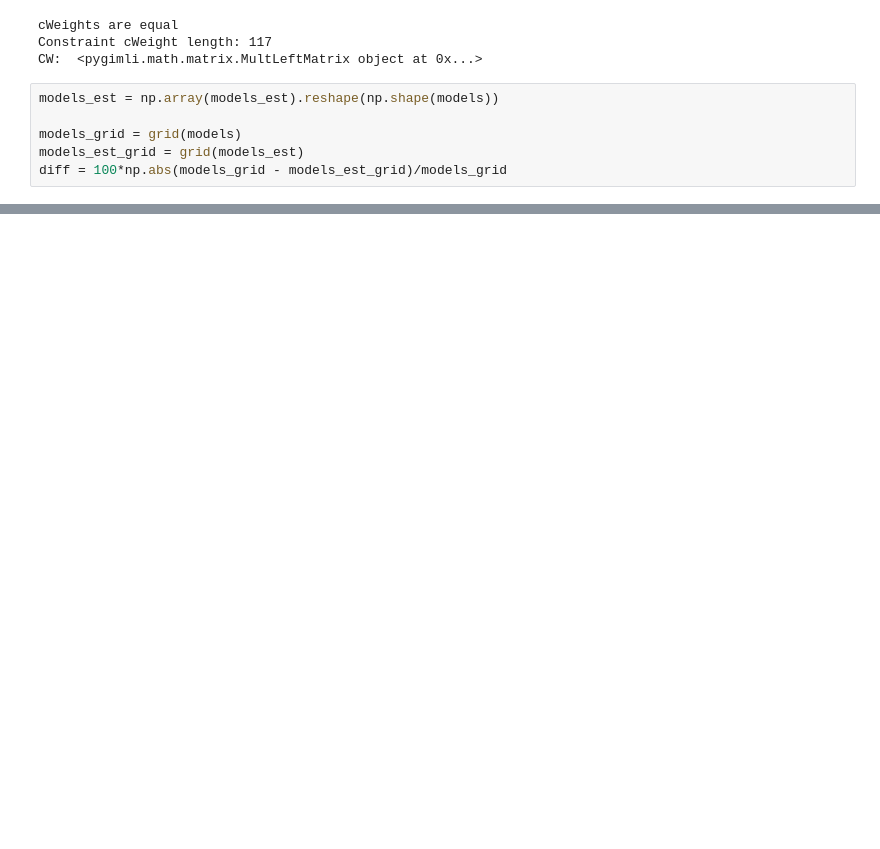
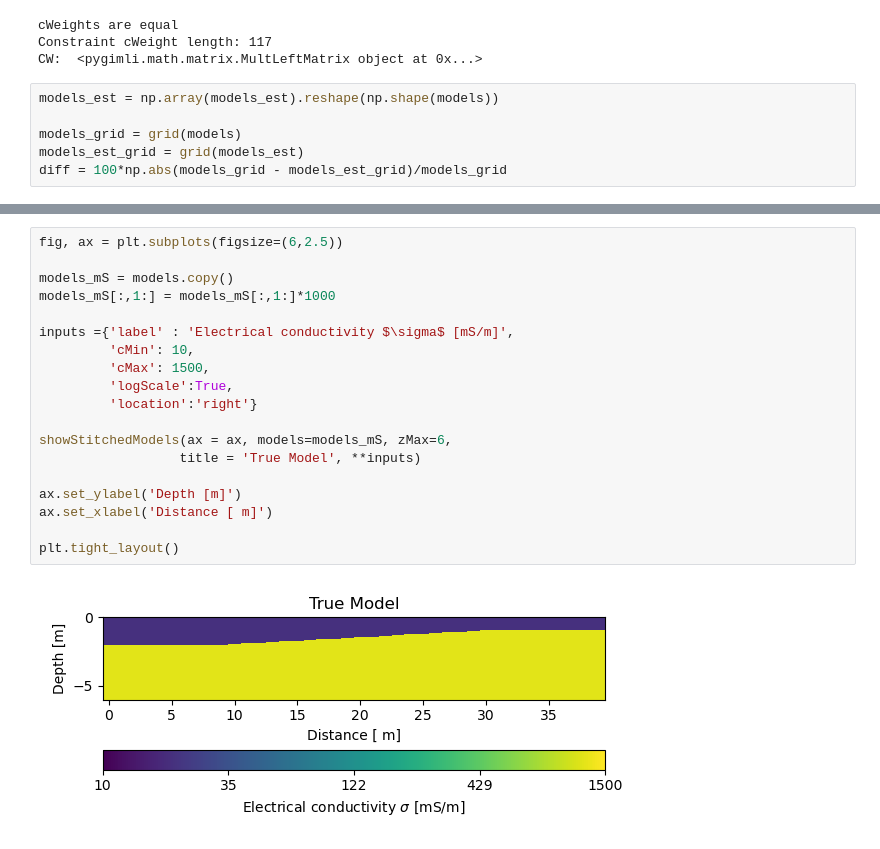
Before and after one commit to mariacarrizo/EMI-ERT_Freshwater, a Jupyter notebook: Synthetic_case/4.1_LCI.ipynb, the cells around one changed output, grey strips where cells are left out. Drawn from its saved outputs; the diff is of its cells as text; blank space fills up the shorter version.

```diff
--- a/Synthetic_case/4.1_LCI.ipynb
+++ b/Synthetic_case/4.1_LCI.ipynb
@@ -228,0 +244,21 @@ showStitchedModels(ax = ax[0], models=models, zMax=6,
+# %%
+fig, ax = plt.subplots(figsize=(6,2.5))
+
+models_mS = models.copy()
+models_mS[:,1:] = models_mS[:,1:]*1000
+
+inputs ={'label' : 'Electrical conductivity $\sigma$ [mS/m]',
+         'cMin': 10,
+         'cMax': 1500,
+         'logScale':True,
+         'location':'right'}
+
+showStitchedModels(ax = ax, models=models_mS, zMax=6,
+                  title = 'True Model', **inputs)
+
+ax.set_ylabel('Depth [m]')
+ax.set_xlabel('Distance [ m]')
+
+plt.tight_layout()
+# %% [output]
+[figure, added]
```
Also changed, not shown: parts of 13 cells of this notebook, 21 other files.
